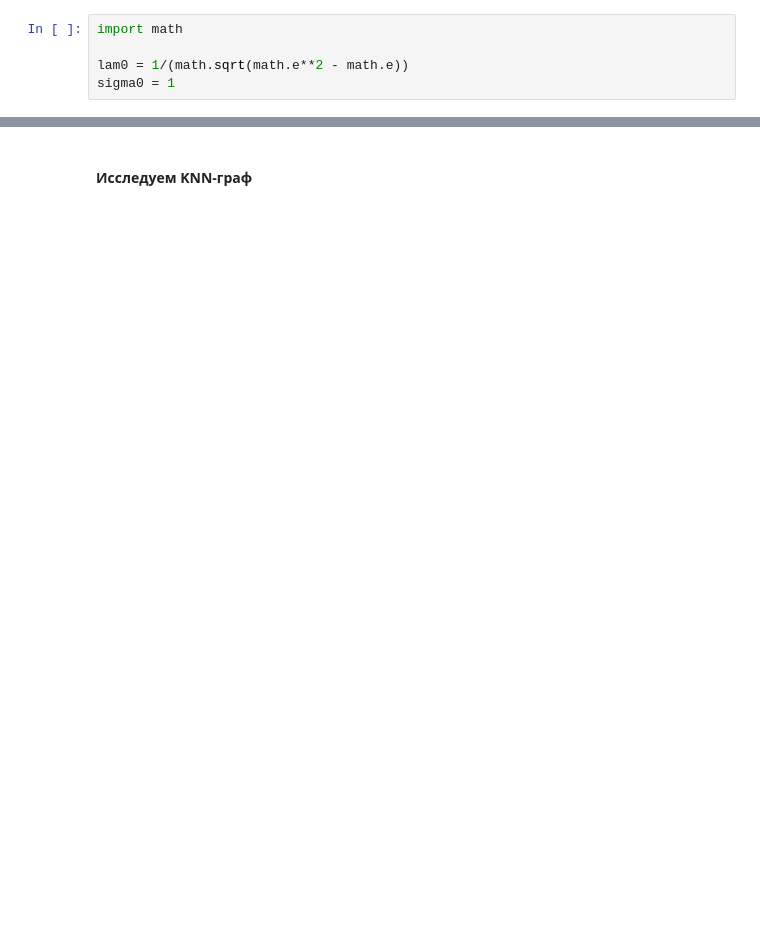
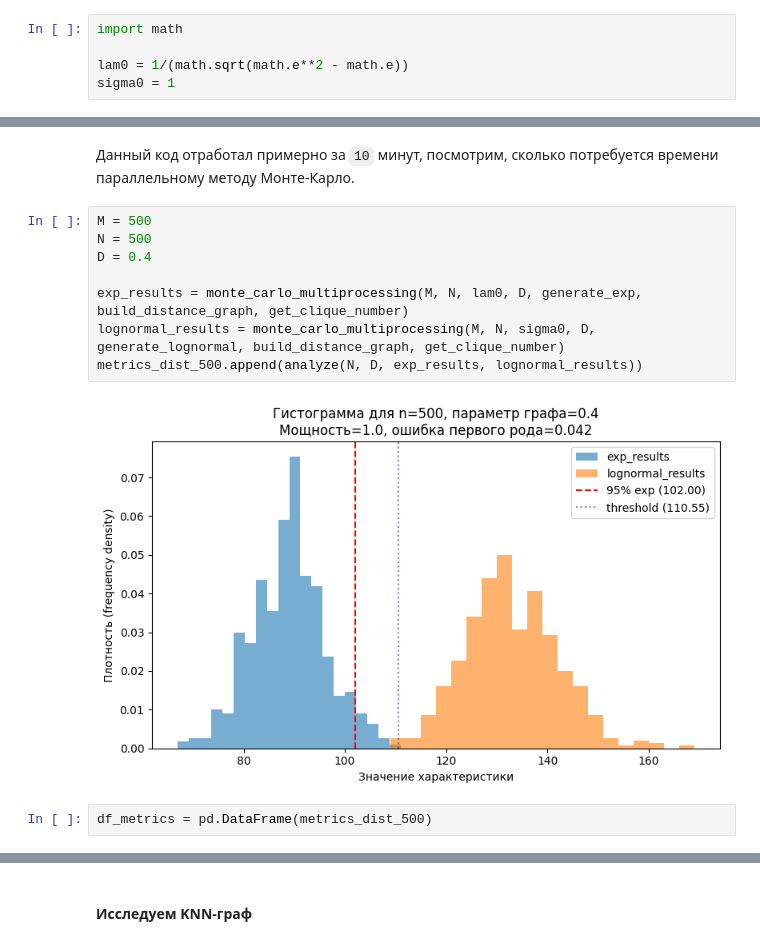
Before and after one commit to Win4ap/dm-random-graphs, a Jupyter notebook: src/exp-lognormal.ipynb, the cells around one changed output, grey strips where cells are left out. Saved outputs shown, nothing was run; the diff lists cells and outputs as text; blank space fills up the shorter version.

```diff
--- a/src/exp-lognormal.ipynb
+++ b/src/exp-lognormal.ipynb
@@ -90,0 +253,14 @@ sigma0 = 1
+# %% [markdown]
+Данный код отработал примерно за `10` минут, посмотрим, сколько потребуется времени параллельному методу Монте-Карло.
+# %%
+M = 500
+N = 500
+D = 0.4
+
+exp_results = monte_carlo_multiprocessing(M, N, lam0, D, generate_exp, build_distance_graph, get_clique_number)
+lognormal_results = monte_carlo_multiprocessing(M, N, sigma0, D, generate_lognormal, build_distance_graph, get_clique_number)
+metrics_dist_500.append(analyze(N, D, exp_results, lognormal_results))
+# %% [output]
+[figure, added]
+# %%
+df_metrics = pd.DataFrame(metrics_dist_500)
```
Also changed, not shown: parts of 50 cells of this notebook.
